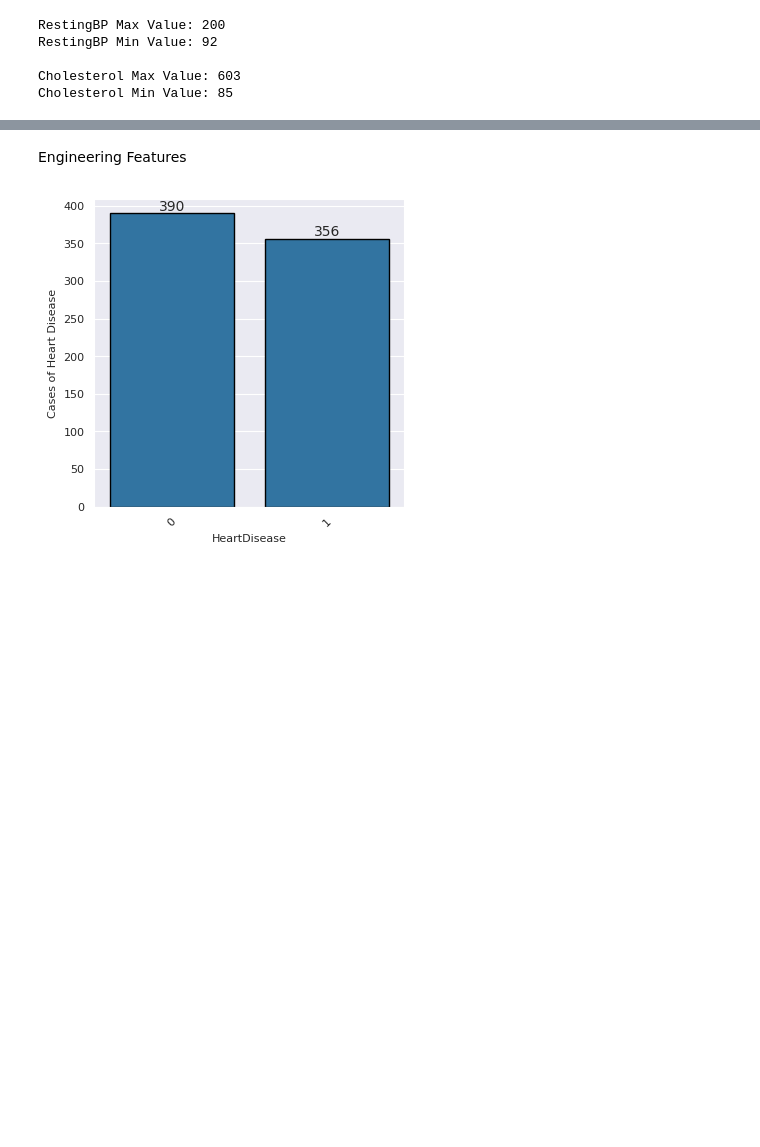
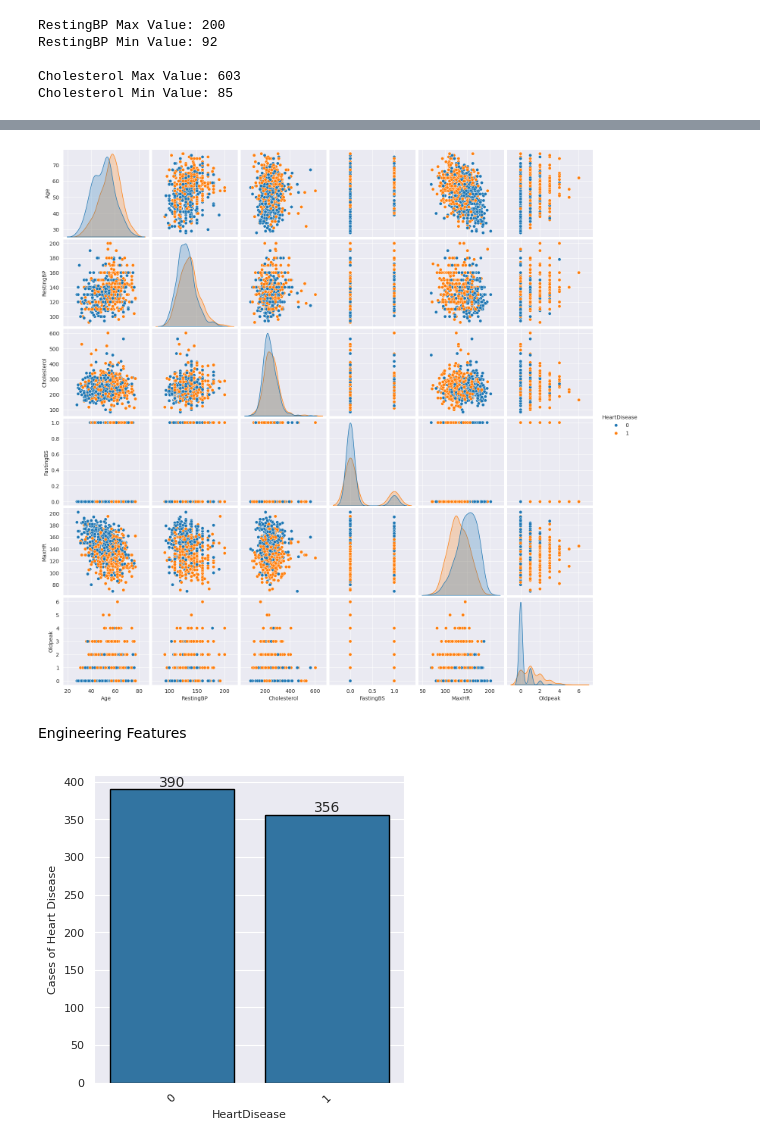
Before and after one commit to huangda185/Heart_Failure_Prediction_Model, a Jupyter notebook: heart_failure.ipynb, the cells around one changed output, grey strips where cells are left out. Saved outputs shown, nothing was run; the diff lists cells and outputs as text; code cells hidden in the pictures; blank space fills up the shorter version.

```diff
--- a/heart_failure.ipynb
+++ b/heart_failure.ipynb
@@ -236,3 +246,8 @@ df.describe()
+# %%
+sns.pairplot(df, hue="HeartDisease")
+plt.show()
+# %% [output]
+[figure, added]
 # %% [markdown]
 Engineering Features
 # %%
```
Also changed, not shown: parts of 39 cells of this notebook.
